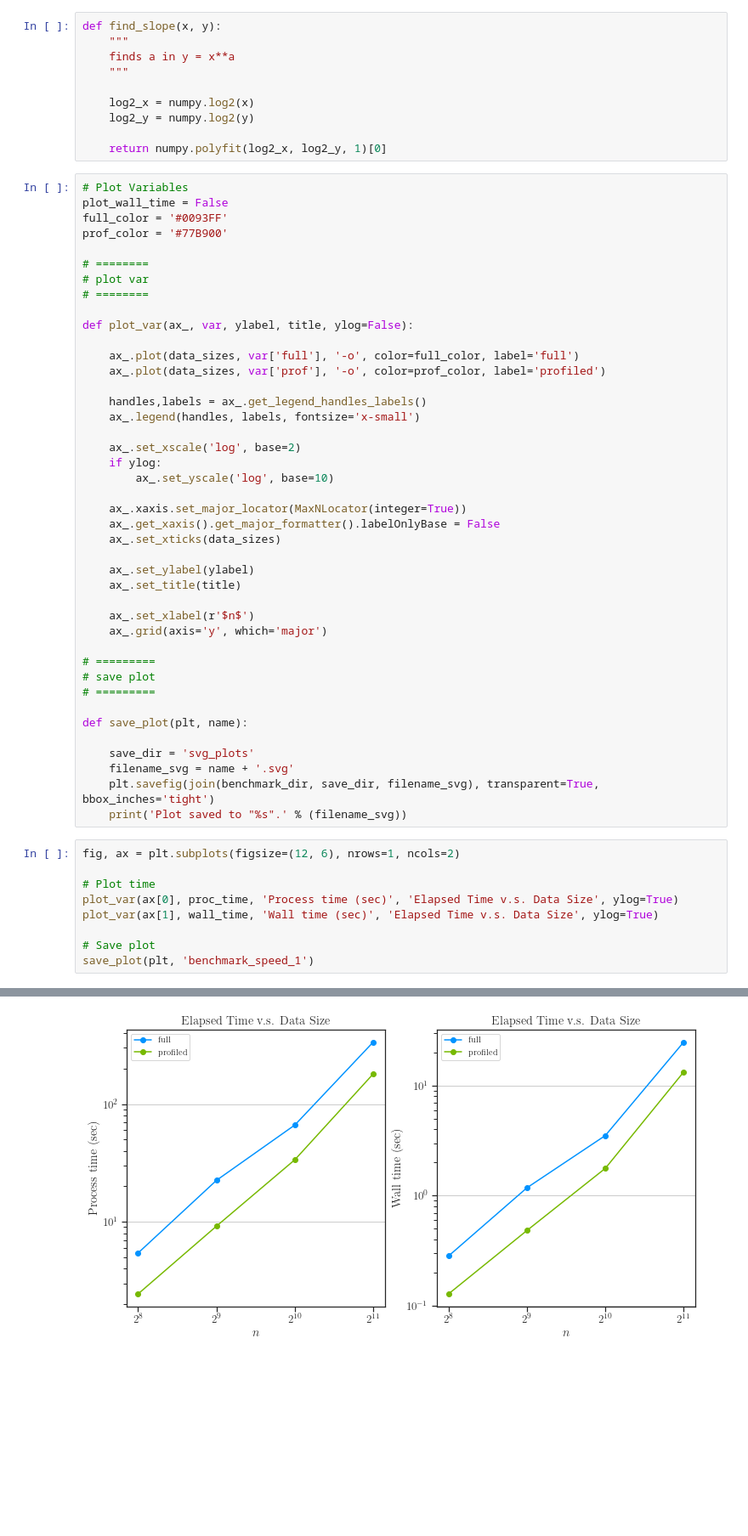
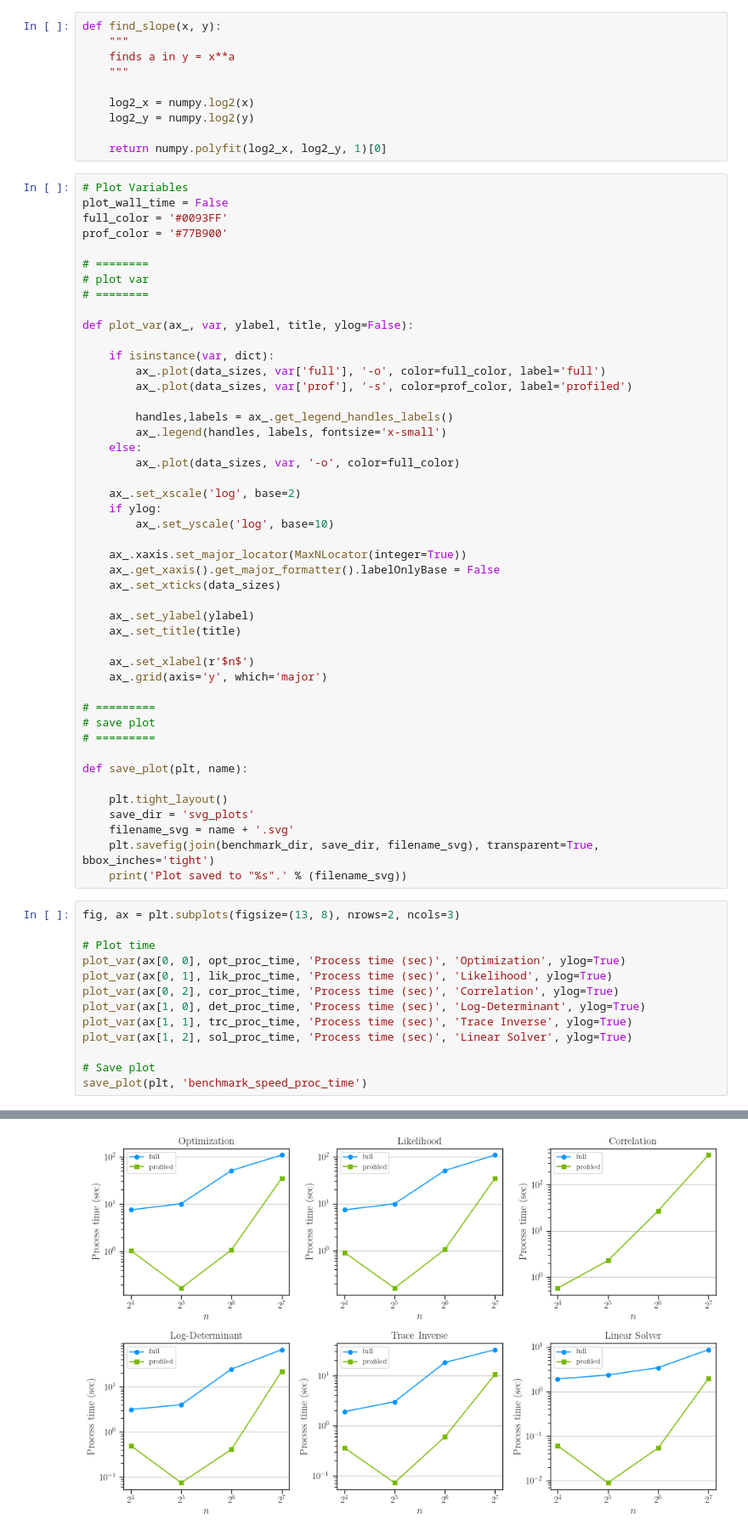
Before and after one commit to ameli/glearn, a Jupyter notebook: benchmark/notebooks/plot_benchmark_speed.ipynb, the cells around one changed output, grey strips where cells are left out. Shown at 85% size. Drawn from its saved outputs; the diff is of its cells as text; blank space fills up the shorter version.

Commit message:
bench

```diff
--- a/benchmark/notebooks/plot_benchmark_speed.ipynb
+++ b/benchmark/notebooks/plot_benchmark_speed.ipynb
@@ -163,11 +248,14 @@ prof_color = '#77B900'
 
 def plot_var(ax_, var, ylabel, title, ylog=False):
 
-    ax_.plot(data_sizes, var['full'], '-o', color=full_color, label='full')
-    ax_.plot(data_sizes, var['prof'], '-o', color=prof_color, label='profiled')
+    if isinstance(var, dict):
+        ax_.plot(data_sizes, var['full'], '-o', color=full_color, label='full')
+        ax_.plot(data_sizes, var['prof'], '-s', color=prof_color, label='profiled')
 
-    handles,labels = ax_.get_legend_handles_labels()
-    ax_.legend(handles, labels, fontsize='x-small')
+        handles,labels = ax_.get_legend_handles_labels()
+        ax_.legend(handles, labels, fontsize='x-small')
+    else:
+        ax_.plot(data_sizes, var, '-o', color=full_color)
 
     ax_.set_xscale('log', base=2)
     if ylog:
@@ -189,17 +277,22 @@ def plot_var(ax_, var, ylabel, title, ylog=False):
 
 def save_plot(plt, name):
 
+    plt.tight_layout()
     save_dir = 'svg_plots'
     filename_svg = name + '.svg'
     plt.savefig(join(benchmark_dir, save_dir, filename_svg), transparent=True, bbox_inches='tight')
     print('Plot saved to "%s".' % (filename_svg))
 # %%
-fig, ax = plt.subplots(figsize=(12, 6), nrows=1, ncols=2)
+fig, ax = plt.subplots(figsize=(13, 8), nrows=2, ncols=3)
 
 # Plot time
-plot_var(ax[0], proc_time, 'Process time (sec)', 'Elapsed Time v.s. Data Size', ylog=True)
-plot_var(ax[1], wall_time, 'Wall time (sec)', 'Elapsed Time v.s. Data Size', ylog=True)
+plot_var(ax[0, 0], opt_proc_time, 'Process time (sec)', 'Optimization', ylog=True)
+plot_var(ax[0, 1], lik_proc_time, 'Process time (sec)', 'Likelihood', ylog=True)
+plot_var(ax[0, 2], cor_proc_time, 'Process time (sec)', 'Correlation', ylog=True)
+plot_var(ax[1, 0], det_proc_time, 'Process time (sec)', 'Log-Determinant', ylog=True)
+plot_var(ax[1, 1], trc_proc_time, 'Process time (sec)', 'Trace Inverse', ylog=True)
+plot_var(ax[1, 2], sol_proc_time, 'Process time (sec)', 'Linear Solver', ylog=True)
 
 # Save plot
-save_plot(plt, 'benchmark_speed_1')
+save_plot(plt, 'benchmark_speed_proc_time')
 # %% [output]
@@ -207 +300 @@ Plot saved to "benchmark_speed_1.svg".
-[figure, old version]
+[figure, new version]
```
Also changed, not shown: parts of 6 cells of this notebook, 39 other files.
